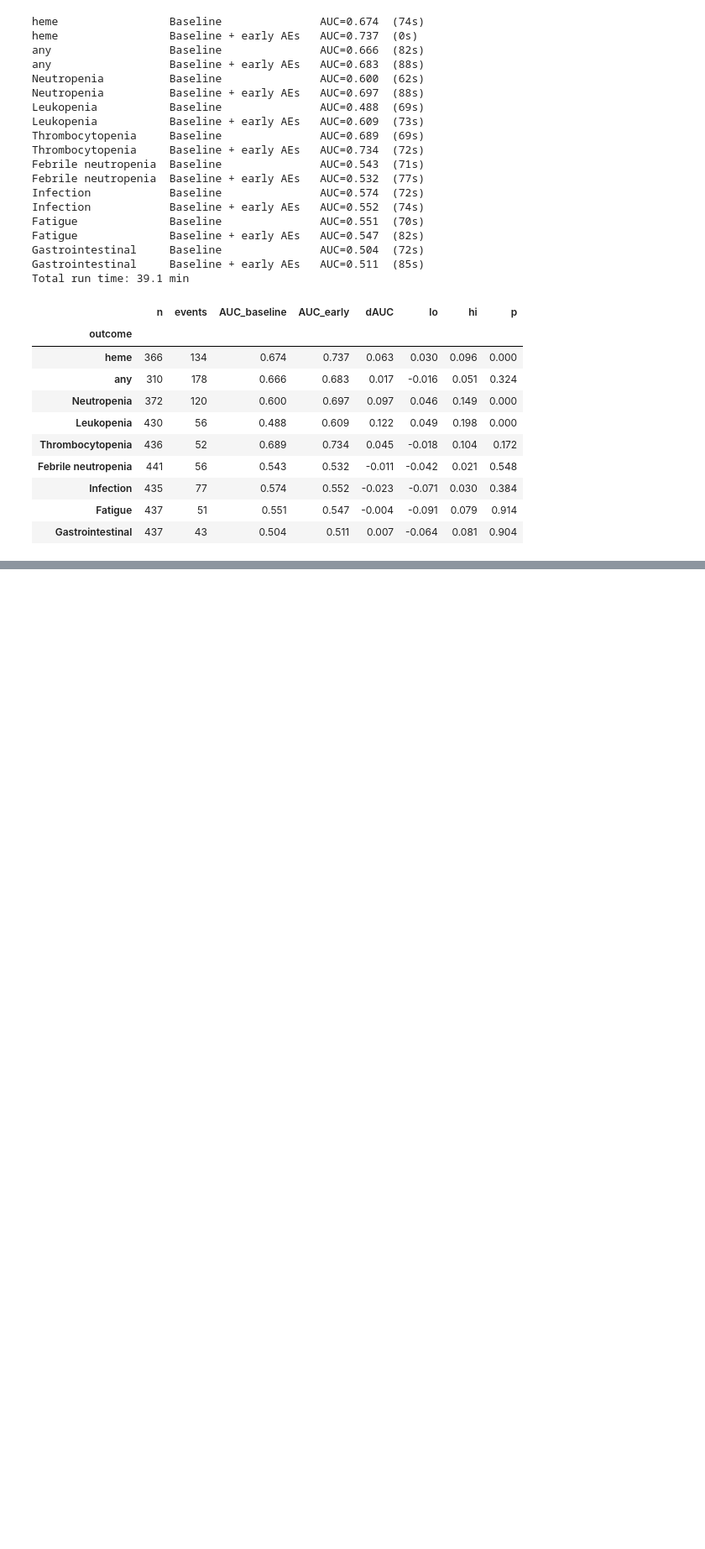
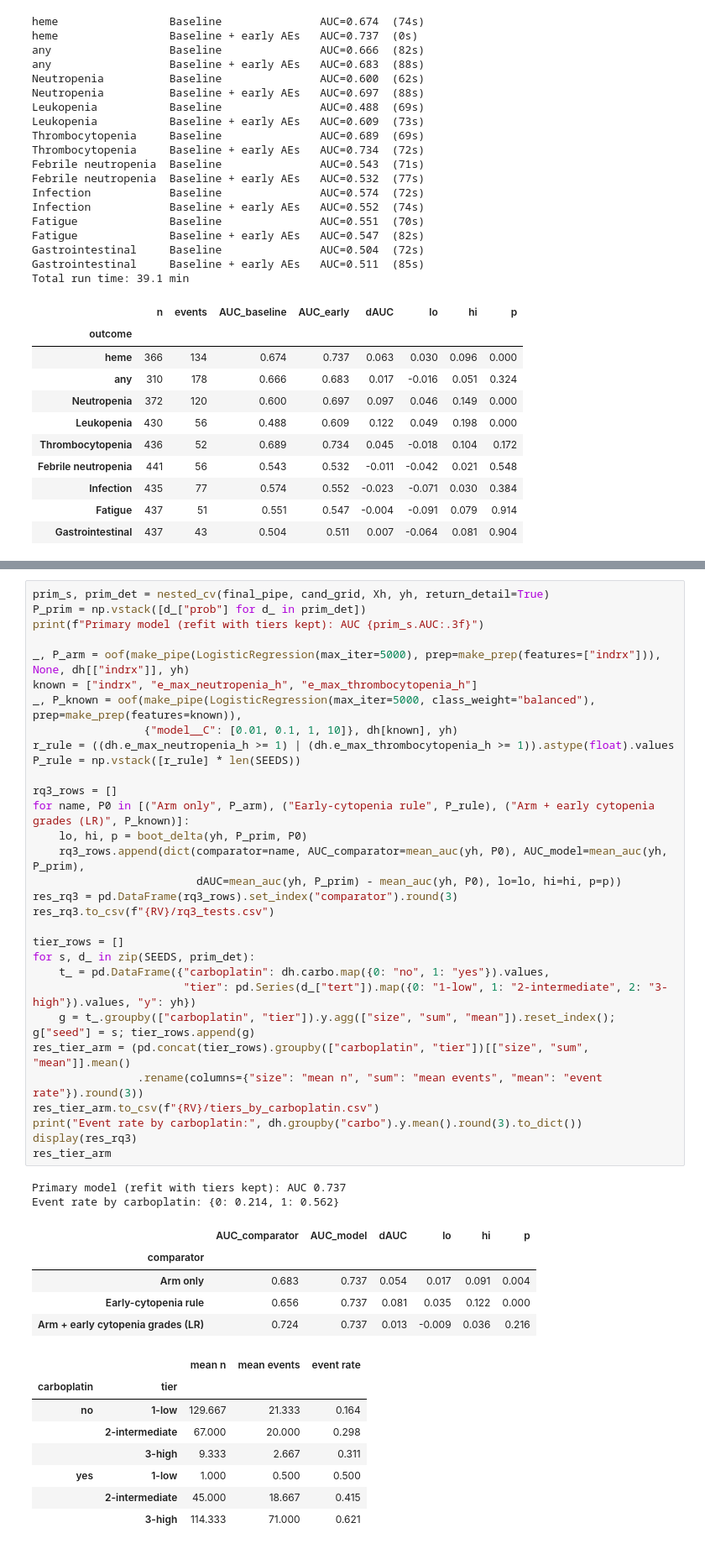
Before and after one commit to sama6064/Hematologic_Toxicity, a Jupyter notebook: RAQEEB_Toxicity_Landmark.ipynb, the cells around one changed output, grey strips where cells are left out. Shown at 84% size. Saved outputs shown, nothing was run; the diff lists cells and outputs as text; blank space fills up the shorter version.

Commit message:
Add Section 28: RQ3 tests against arm, rule and arm+early cytopenia model; risk tiers within arms

```diff
--- a/RAQEEB_Toxicity_Landmark.ipynb
+++ b/RAQEEB_Toxicity_Landmark.ipynb
@@ -1443,0 +1451,47 @@ Total run time: 39.1 min
+# %%
+prim_s, prim_det = nested_cv(final_pipe, cand_grid, Xh, yh, return_detail=True)
+P_prim = np.vstack([d_["prob"] for d_ in prim_det])
+print(f"Primary model (refit with tiers kept): AUC {prim_s.AUC:.3f}")
+
+_, P_arm = oof(make_pipe(LogisticRegression(max_iter=5000), prep=make_prep(features=["indrx"])), None, dh[["indrx"]], yh)
+known = ["indrx", "e_max_neutropenia_h", "e_max_thrombocytopenia_h"]
+_, P_known = oof(make_pipe(LogisticRegression(max_iter=5000, class_weight="balanced"), prep=make_prep(features=known)),
+                 {"model__C": [0.01, 0.1, 1, 10]}, dh[known], yh)
+r_rule = ((dh.e_max_neutropenia_h >= 1) | (dh.e_max_thrombocytopenia_h >= 1)).astype(float).values
+P_rule = np.vstack([r_rule] * len(SEEDS))
+
+rq3_rows = []
+for name, P0 in [("Arm only", P_arm), ("Early-cytopenia rule", P_rule), ("Arm + early cytopenia grades (LR)", P_known)]:
+    lo, hi, p = boot_delta(yh, P_prim, P0)
+    rq3_rows.append(dict(comparator=name, AUC_comparator=mean_auc(yh, P0), AUC_model=mean_auc(yh, P_prim),
+                         dAUC=mean_auc(yh, P_prim) - mean_auc(yh, P0), lo=lo, hi=hi, p=p))
+res_rq3 = pd.DataFrame(rq3_rows).set_index("comparator").round(3)
+res_rq3.to_csv(f"{RV}/rq3_tests.csv")
+
+tier_rows = []
+for s, d_ in zip(SEEDS, prim_det):
+    t_ = pd.DataFrame({"carboplatin": dh.carbo.map({0: "no", 1: "yes"}).values,
+                       "tier": pd.Series(d_["tert"]).map({0: "1-low", 1: "2-intermediate", 2: "3-high"}).values, "y": yh})
+    g = t_.groupby(["carboplatin", "tier"]).y.agg(["size", "sum", "mean"]).reset_index(); g["seed"] = s; tier_rows.append(g)
+res_tier_arm = (pd.concat(tier_rows).groupby(["carboplatin", "tier"])[["size", "sum", "mean"]].mean()
+                .rename(columns={"size": "mean n", "sum": "mean events", "mean": "event rate"}).round(3))
+res_tier_arm.to_csv(f"{RV}/tiers_by_carboplatin.csv")
+print("Event rate by carboplatin:", dh.groupby("carbo").y.mean().round(3).to_dict())
+display(res_rq3)
+res_tier_arm
+# %% [output]
+Primary model (refit with tiers kept): AUC 0.737
+Event rate by carboplatin: {0: 0.214, 1: 0.562}
+|  | AUC_comparator | AUC_model | dAUC | lo | hi | p |
+| comparator |  |  |  |  |  |  |
+| Arm only | 0.683 | 0.737 | 0.054 | 0.017 | 0.091 | 0.004 |
+| Early-cytopenia rule | 0.656 | 0.737 | 0.081 | 0.035 | 0.122 | 0.000 |
+| Arm + early cytopenia grades (LR) | 0.724 | 0.737 | 0.013 | -0.009 | 0.036 | 0.216 |
+|  |  | mean n | mean events | event rate |
+| carboplatin | tier |  |  |  |
+| no | 1-low | 129.667 | 21.333 | 0.164 |
+|  | 2-intermediate | 67.000 | 20.000 | 0.298 |
+|  | 3-high | 9.333 | 2.667 | 0.311 |
+| yes | 1-low | 1.000 | 0.500 | 0.500 |
+|  | 2-intermediate | 45.000 | 18.667 | 0.415 |
+|  | 3-high | 114.333 | 71.000 | 0.621 |
```
Also changed, not shown: parts of 1 cell of this notebook, 3 other files.
